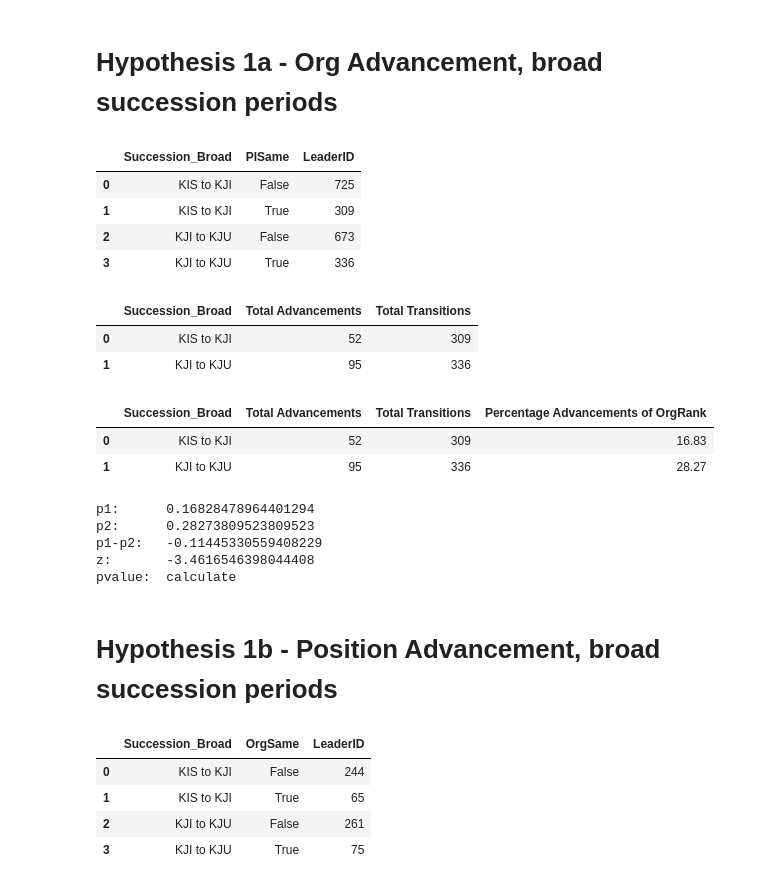
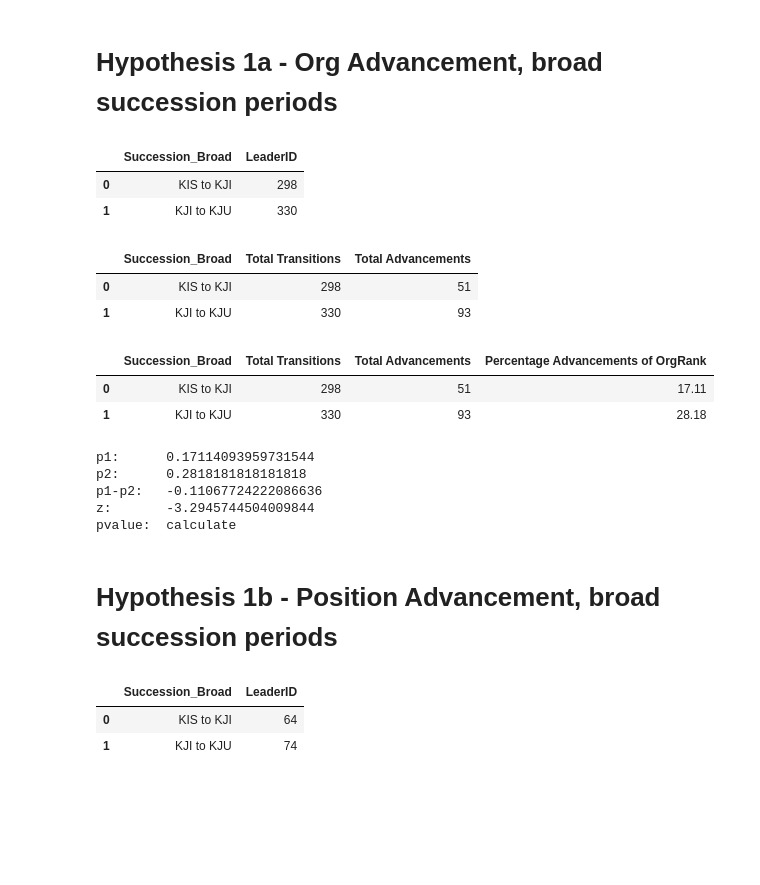
Before and after one commit to seouljake/nkelites, a Jupyter notebook: scripts/3 scripts - anaylsis/2023.10.04 Research Note/stats3_analysis_trans.ipynb, the cells around one changed output. Drawn from its saved outputs; the diff is of its cells as text; code cells hidden in the pictures; blank space fills up the shorter version.

```diff
--- a/scripts/3 scripts - anaylsis/2023.10.04 Research Note/stats3_analysis_trans.ipynb
+++ b/scripts/3 scripts - anaylsis/2023.10.04 Research Note/stats3_analysis_trans.ipynb
@@ -332,0 +396,2 @@ trans.loc[trans["OrgSame"]==True & (trans["PositionRank_1"]>trans["PositionRank_
+# %%
+trans["InstitutionCategorySame"] = trans["InstitutionCategory_1"] == trans["InstitutionCategory_2"]
@@ -332,0 +404,11 @@ trans.loc[trans["OrgSame"]==True & (trans["PositionRank_1"]>trans["PositionRank_
+# %%
+trans["Succession_Five"] = np.nan
+# %%
+value_order = ["KIS to KJI","KJI to KJU"]
+trans.Succession_Five = trans.Succession_Five.astype("category")
+trans.Succession_Five = trans.Succession_Five.cat.set_categories(value_order)
+# %%
+### Jacob's periodization
+
+trans.loc[(trans["CareerStartYear_2"]>1993) & (trans["CareerStartYear_2"]<2000),"Succession_Five"] = "KIS to KJI"
+trans.loc[(trans["CareerStartYear_2"]>2010) & (trans["CareerStartYear_2"]<2016),"Succession_Five"] = "KJI to KJU"
@@ -451,13 +532,12 @@ stat2.to_excel(path_analysis + study0_path + stat2_filename,index=False)
 # %% [markdown]
 # Hypothesis 1a - Org Advancement, broad succession periods
 # %%
-select_columns = ["PISame","Succession_Broad","LeaderID"]
-group_columns = ["Succession_Broad","PISame"]
-trans[select_columns].groupby(group_columns,as_index=False).count()
+select_columns = ["Succession_Broad","LeaderID"]
+select_rows = trans["PISame"]==True
+group_columns = ["Succession_Broad"]
+trans.loc[select_rows,select_columns].groupby(group_columns,as_index=False).count()
 # %% [output]
-|  | Succession_Broad | PISame | LeaderID |
-| 0 | KIS to KJI | False | 725 |
-| 1 | KIS to KJI | True | 309 |
-| 2 | KJI to KJU | False | 673 |
-| 3 | KJI to KJU | True | 336 |
+|  | Succession_Broad | LeaderID |
+| 0 | KIS to KJI | 298 |
+| 1 | KJI to KJU | 330 |
 # %%
@@ -467,36 +548,35 @@ stat3_label_columns = ["Succession Period","Total Transitions","Total Advancemen
 # %%
-stat3 = trans.loc[trans["PISame"]==True,stat3_columns].groupby(stat3_groupby_columns,as_index=False)["OrgAdvanceYes"].agg({"Total Advancements":"sum","Total Transitions":"count"})
-stat3
+stat4 = trans.loc[stat4_rows,stat4_columns].groupby(stat4_groupby,as_index=False)["OrgAdvanceYes"].agg({"Total Transitions":"count","Total Advancements":"sum"})
+stat4
 # %% [output]
-|  | Succession_Broad | Total Advancements | Total Transitions |
-| 0 | KIS to KJI | 52 | 309 |
-| 1 | KJI to KJU | 95 | 336 |
+|  | Succession_Broad | Total Transitions | Total Advancements |
+| 0 | KIS to KJI | 298 | 51 |
+| 1 | KJI to KJU | 330 | 93 |
 # %%
-stat3["Percentage Advancements of OrgRank"] = stat3.apply(lambda x: round(x["Total Advancements"] / x["Total Transitions"] * 100,2) if x["Total Transitions"] > 0 else np.nan,axis=1)
-stat3
+stat4["Percentage Advancements of OrgRank"] = stat4.apply(lambda x: round(x["Total Advancements"] / x["Total Transitions"] * 100,2) if x["Total Transitions"] > 0 else np.nan,axis=1)
+stat4
 # %% [output]
-|  | Succession_Broad | Total Advancements | Total Transitions | Percentage Advancements of OrgRank |
-| 0 | KIS to KJI | 52 | 309 | 16.83 |
-| 1 | KJI to KJU | 95 | 336 | 28.27 |
+|  | Succession_Broad | Total Transitions | Total Advancements | Percentage Advancements of OrgRank |
+| 0 | KIS to KJI | 298 | 51 | 17.11 |
+| 1 | KJI to KJU | 330 | 93 | 28.18 |
 # %%
 # 2-sample test of proportions
-two_sample_ttest_proportions(52,95,309,336,.05)
+two_sample_ttest_proportions(51,93,298,330,.05)
 # %% [output]
-p1:      0.16828478964401294
-p2:      0.28273809523809523
-p1-p2:   -0.11445330559408229
-z:       -3.4616546398044408
+p1:      0.17114093959731544
+p2:      0.2818181818181818
+p1-p2:   -0.11067724222086636
+z:       -3.2945744504009844
 pvalue:  calculate
 # %% [markdown]
 # Hypothesis 1b - Position Advancement, broad succession periods
 # %%
-select_columns = ["OrgSame","Succession_Broad","LeaderID"]
-group_columns = ["Succession_Broad","OrgSame"]
-trans[select_columns].groupby(group_columns,as_index=False).count()
+select_columns = ["Succession_Broad","LeaderID"]
+select_rows = (trans["PISame"] & trans["OrgSame"])==True
+group_columns = ["Succession_Broad"]
+trans.loc[select_rows,select_columns].groupby(group_columns,as_index=False).count()
 # %% [output]
-|  | Succession_Broad | OrgSame | LeaderID |
-| 0 | KIS to KJI | False | 244 |
-| 1 | KIS to KJI | True | 65 |
-| 2 | KJI to KJU | False | 261 |
-| 3 | KJI to KJU | True | 75 |
+|  | Succession_Broad | LeaderID |
+| 0 | KIS to KJI | 64 |
+| 1 | KJI to KJU | 74 |
 # %%
```
Also changed, not shown: parts of 86 cells of this notebook.
